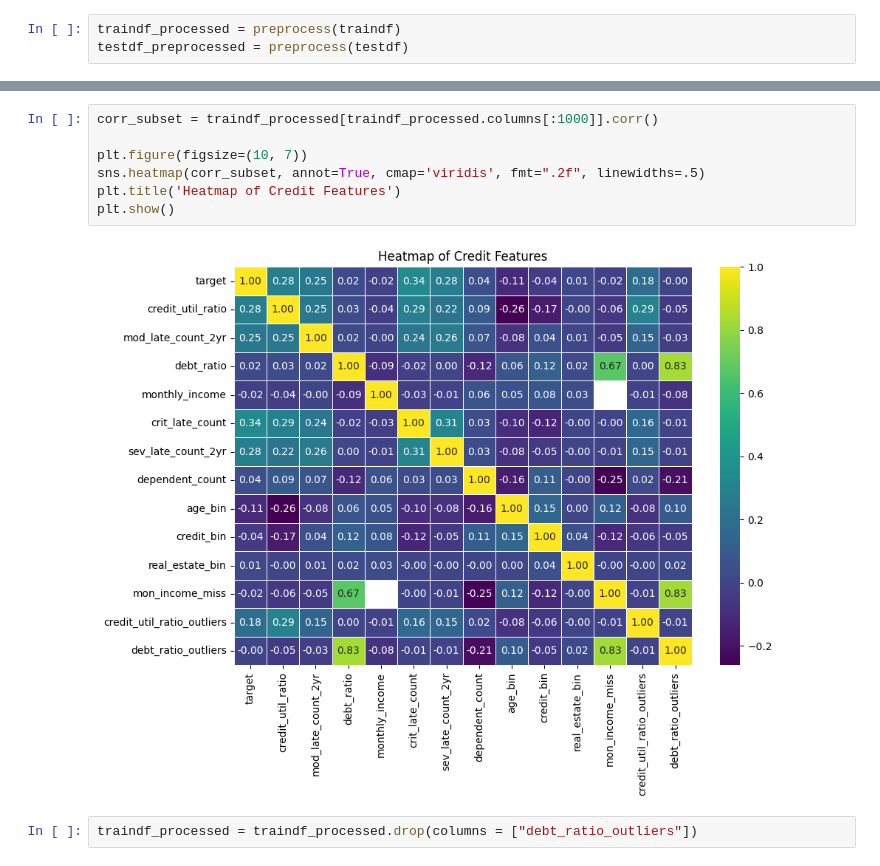
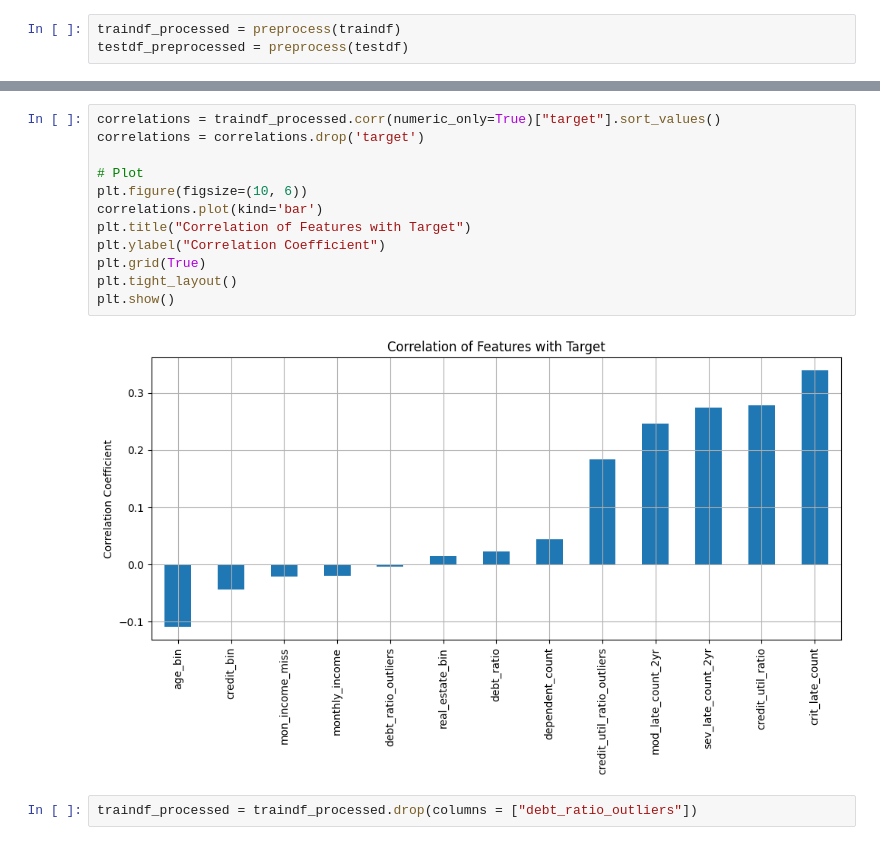
Before and after one commit to nb488/Credit-Risk-Prediction-Project, a Jupyter notebook: main.ipynb, the cells around one changed output, grey strips where cells are left out. Saved outputs shown, nothing was run; the diff lists cells and outputs as text.

```diff
--- a/main.ipynb
+++ b/main.ipynb
@@ -395,11 +336,16 @@ traindf_processed.describe()
-# %%
-corr_subset = traindf_processed[traindf_processed.columns[:1000]].corr()
-
-plt.figure(figsize=(10, 7))
-sns.heatmap(corr_subset, annot=True, cmap='viridis', fmt=".2f", linewidths=.5)
-plt.title('Heatmap of Credit Features')
-plt.show()
-# %% [output]
-[figure, removed]
+# %%
+correlations = traindf_processed.corr(numeric_only=True)["target"].sort_values()
+correlations = correlations.drop('target')
+
+# Plot
+plt.figure(figsize=(10, 6))
+correlations.plot(kind='bar')
+plt.title("Correlation of Features with Target")
+plt.ylabel("Correlation Coefficient")
+plt.grid(True)
+plt.tight_layout()
+plt.show()
+# %% [output]
+[figure, added]
 # %%
 traindf_processed = traindf_processed.drop(columns = ["debt_ratio_outliers"])
```
Also changed, not shown: parts of 26 cells of this notebook.
